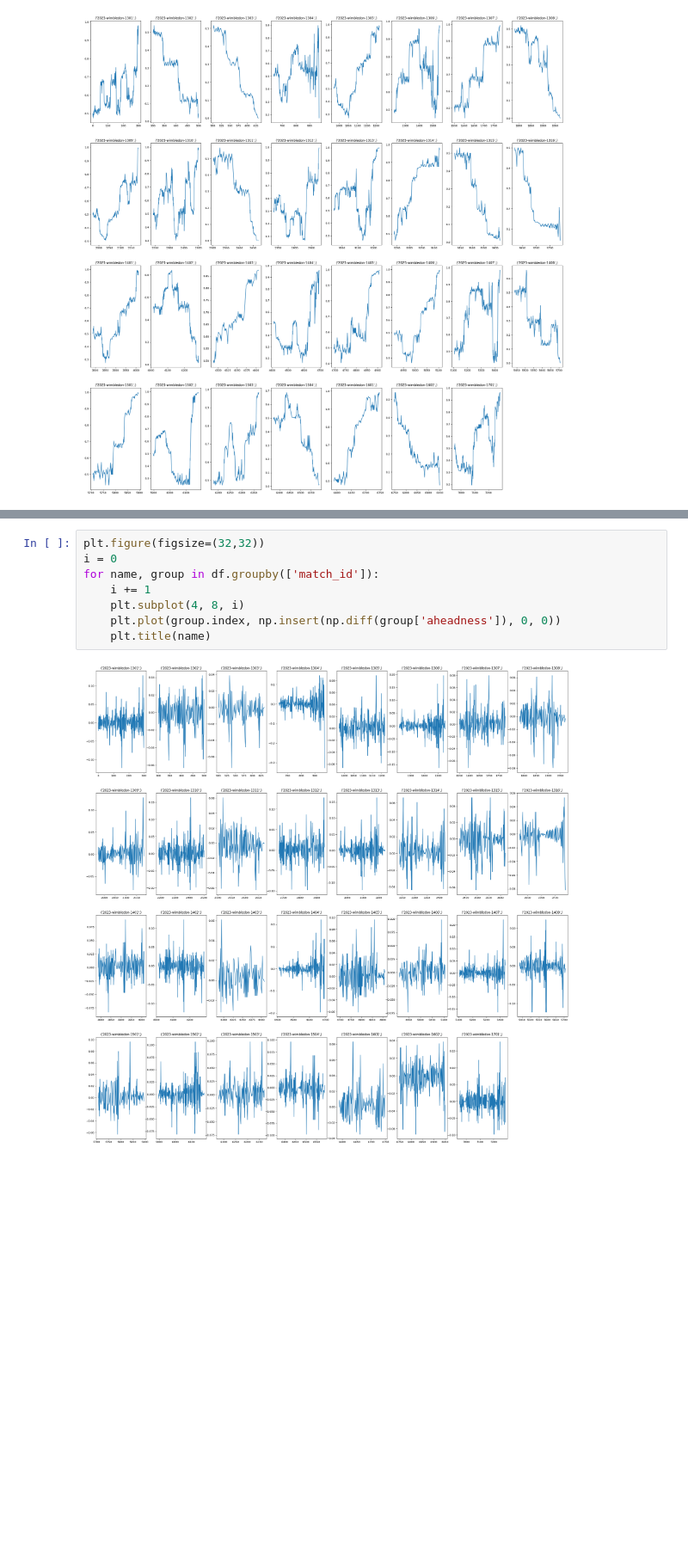
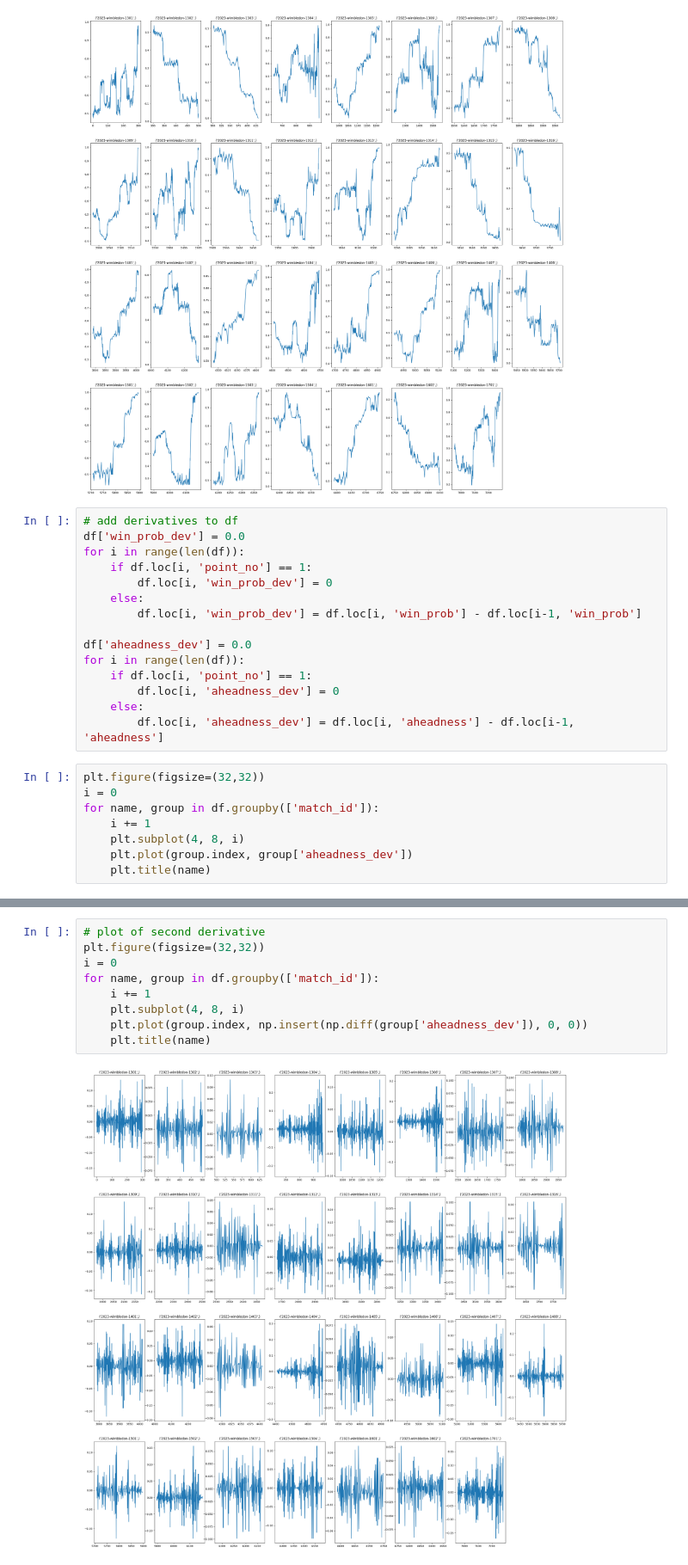
Before and after one commit to thearyanmittal/wimbledon-momentum, a Jupyter notebook: analysis.ipynb, the cells around one changed output, grey strips where cells are left out. Shown at 86% size. Drawn from its saved outputs; the diff is of its cells as text; blank space fills up the shorter version.

Commit message:
added derivatives and plots

```diff
--- a/analysis.ipynb
+++ b/analysis.ipynb
@@ -29,3 +29,26 @@ for name, group in df.groupby(['match_id']):
     plt.title(name)
 # %% [output]
 [figure]
+# %%
+# add derivatives to df
+df['win_prob_dev'] = 0.0
+for i in range(len(df)):
+    if df.loc[i, 'point_no'] == 1:
+        df.loc[i, 'win_prob_dev'] = 0
+    else:
+        df.loc[i, 'win_prob_dev'] = df.loc[i, 'win_prob'] - df.loc[i-1, 'win_prob']
+
+df['aheadness_dev'] = 0.0
+for i in range(len(df)):
+    if df.loc[i, 'point_no'] == 1:
+        df.loc[i, 'aheadness_dev'] = 0
+    else:
+        df.loc[i, 'aheadness_dev'] = df.loc[i, 'aheadness'] - df.loc[i-1, 'aheadness']
+# %%
+plt.figure(figsize=(32,32))
+i = 0
+for name, group in df.groupby(['match_id']):
+    i += 1
+    plt.subplot(4, 8, i)
+    plt.plot(group.index, group['aheadness_dev'])
+    plt.title(name)
@@ -32,10 +57,11 @@ for name, group in df.groupby(['match_id']):
 # %%
+# plot of second derivative
 plt.figure(figsize=(32,32))
 i = 0
 for name, group in df.groupby(['match_id']):
     i += 1
     plt.subplot(4, 8, i)
-    plt.plot(group.index, np.insert(np.diff(group['aheadness']), 0, 0))
+    plt.plot(group.index, np.insert(np.diff(group['aheadness_dev']), 0, 0))
     plt.title(name)
 # %% [output]
-[figure, old version]
+[figure, new version]
```
Also changed, not shown: parts of 1 cell of this notebook.
